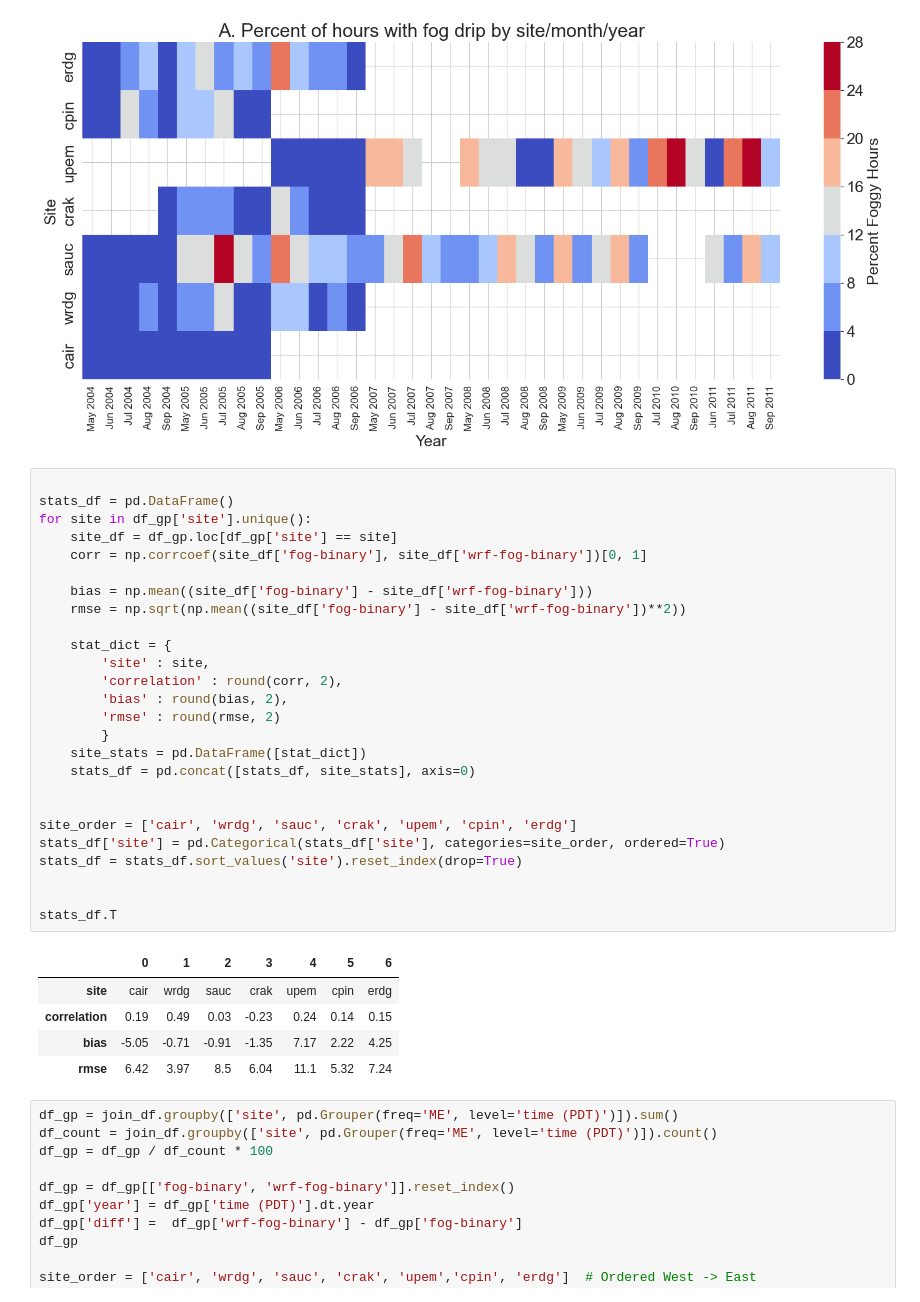
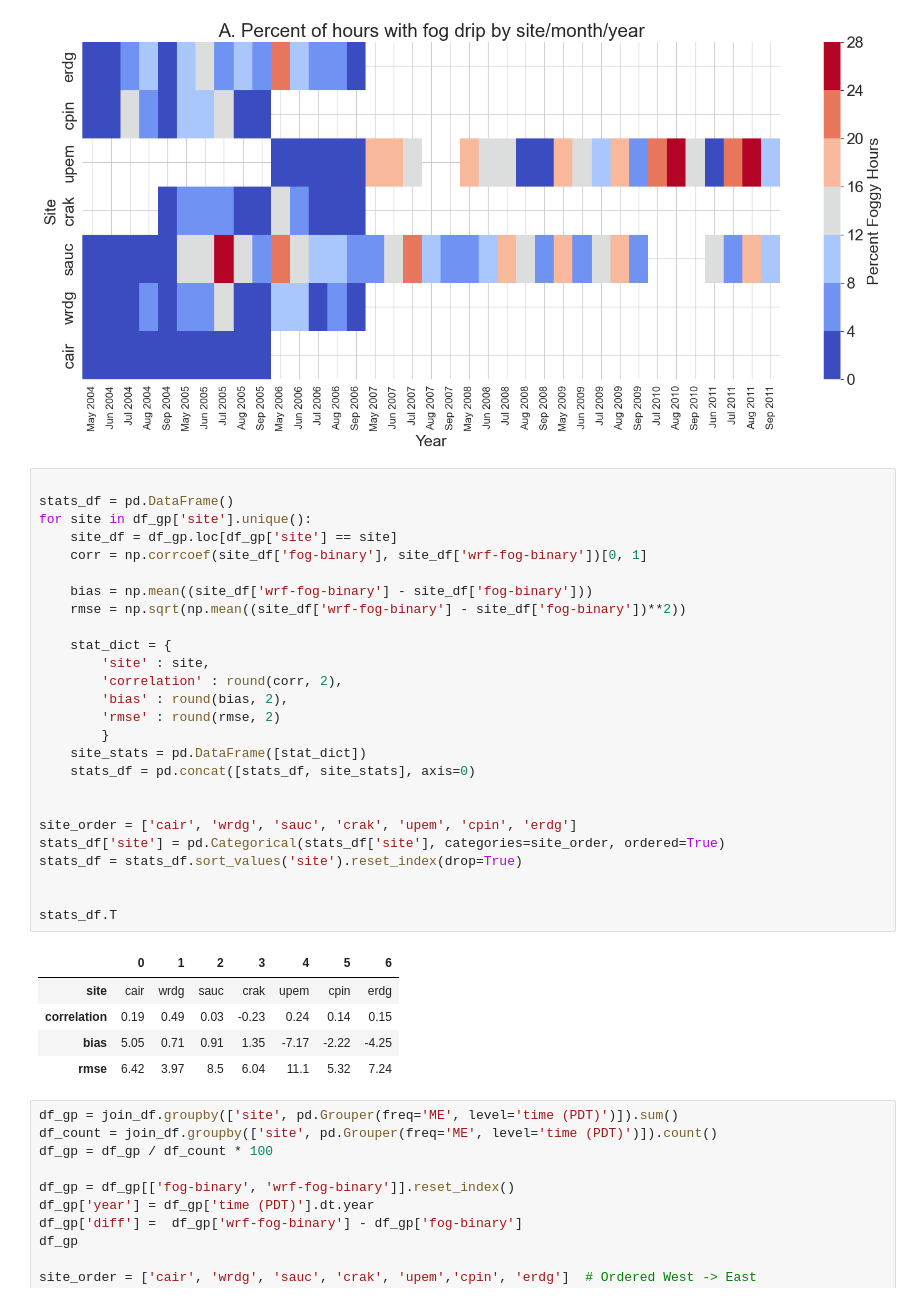
Before and after one commit to UCSB-NRS/sci-wrf-analysis, a Jupyter notebook: notebooks/wrf-cldfra-fog-analysis.ipynb, the cells around one changed output. Drawn from its saved outputs; the diff is of its cells as text.

```diff
--- a/notebooks/wrf-cldfra-fog-analysis.ipynb
+++ b/notebooks/wrf-cldfra-fog-analysis.ipynb
@@ -205,34 +205,34 @@ plt.show()
 # %%
 
 stats_df = pd.DataFrame()
 for site in df_gp['site'].unique():
     site_df = df_gp.loc[df_gp['site'] == site]
     corr = np.corrcoef(site_df['fog-binary'], site_df['wrf-fog-binary'])[0, 1]
 
-    bias = np.mean((site_df['fog-binary'] - site_df['wrf-fog-binary']))
-    rmse = np.sqrt(np.mean((site_df['fog-binary'] - site_df['wrf-fog-binary'])**2))
+    bias = np.mean((site_df['wrf-fog-binary'] - site_df['fog-binary']))
+    rmse = np.sqrt(np.mean((site_df['wrf-fog-binary'] - site_df['fog-binary'])**2))
 
     stat_dict = {
         'site' : site,
         'correlation' : round(corr, 2),
         'bias' : round(bias, 2),
         'rmse' : round(rmse, 2)
         }
     site_stats = pd.DataFrame([stat_dict])
     stats_df = pd.concat([stats_df, site_stats], axis=0)
 
 
 site_order = ['cair', 'wrdg', 'sauc', 'crak', 'upem', 'cpin', 'erdg']
 stats_df['site'] = pd.Categorical(stats_df['site'], categories=site_order, ordered=True)
 stats_df = stats_df.sort_values('site').reset_index(drop=True)
 
 
 stats_df.T
 # %% [output]
 |  | 0 | 1 | 2 | 3 | 4 | 5 | 6 |
 | site | cair | wrdg | sauc | crak | upem | cpin | erdg |
 | correlation | 0.19 | 0.49 | 0.03 | -0.23 | 0.24 | 0.14 | 0.15 |
-| bias | -5.05 | -0.71 | -0.91 | -1.35 | 7.17 | 2.22 | 4.25 |
+| bias | 5.05 | 0.71 | 0.91 | 1.35 | -7.17 | -2.22 | -4.25 |
 | rmse | 6.42 | 3.97 | 8.5 | 6.04 | 11.1 | 5.32 | 7.24 |
 # %%
 df_gp = join_df.groupby(['site', pd.Grouper(freq='ME', level='time (PDT)')]).sum()
```
Also changed, not shown: 1 other file.
